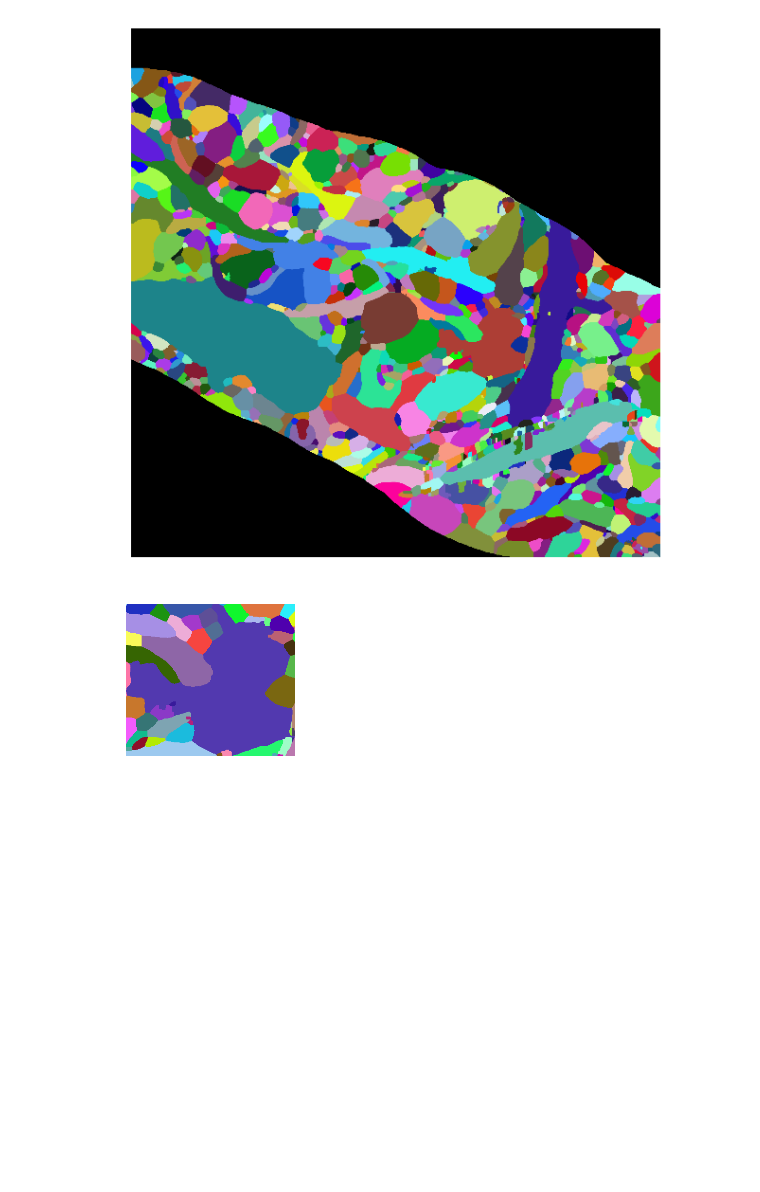
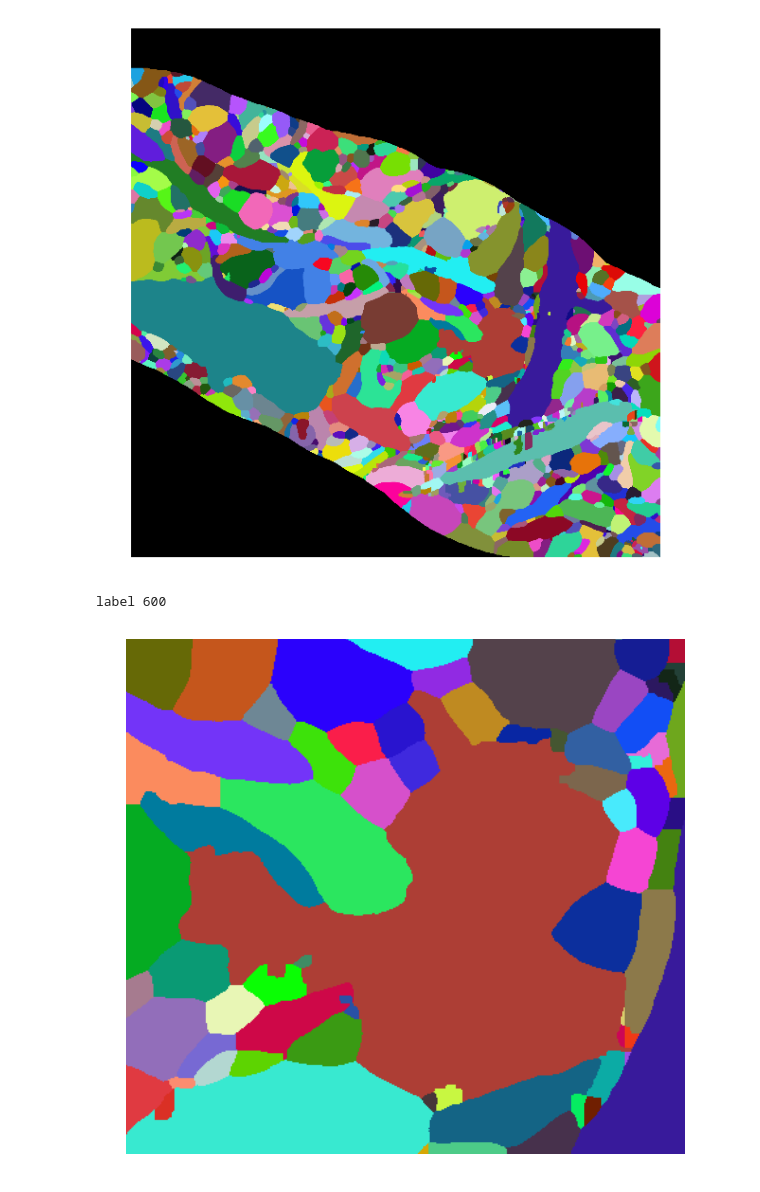
Before and after one commit to VCG/gp, a Jupyter notebook: ipy_test/MERGEERROR.ipynb, the cells around one changed output. Saved outputs shown, nothing was run; the diff lists cells and outputs as text; code cells hidden in the pictures; blank space fills up the shorter version.

```diff
--- a/ipy_test/MERGEERROR.ipynb
+++ b/ipy_test/MERGEERROR.ipynb
@@ -28,11 +27,17 @@ Loading z00000100.png
 gp.Util.view(rhoana, color=True, large=True)
 # %% [output]
 [figure]
+# %%
+# we are working with label 600
+label_value = rhoana[1250,1400]
+print 'label', label_value
+binary = gp.Util.threshold(rhoana, label_value)
+bb = mh.bbox(binary)
+bb = [bb[0]-40, bb[1]+40, bb[2]-40, bb[3]+40] # grab a little more since we dilate
+# %% [output]
+label 600
 # %%
-label_value = rhoana[1250,1400]
-binary = gp.Util.threshold(rhoana, label_value)
-bb = mh.bbox(binary)
-gp.Util.view(gp.Util.normalize_labels(gp.Util.crop_by_bbox(rhoana, bb))[0], color=True, large=False, file='/tmp/seg.png')
+gp.Util.view(gp.Util.crop_by_bbox(rhoana, bb), color=True, large=True, file='/tmp/me_seg.png')
 # %% [output]
-[figure, old version]
+[figure, new version]
 # %%
```
Also changed, not shown: parts of 24 cells of this notebook, 7 other files.
